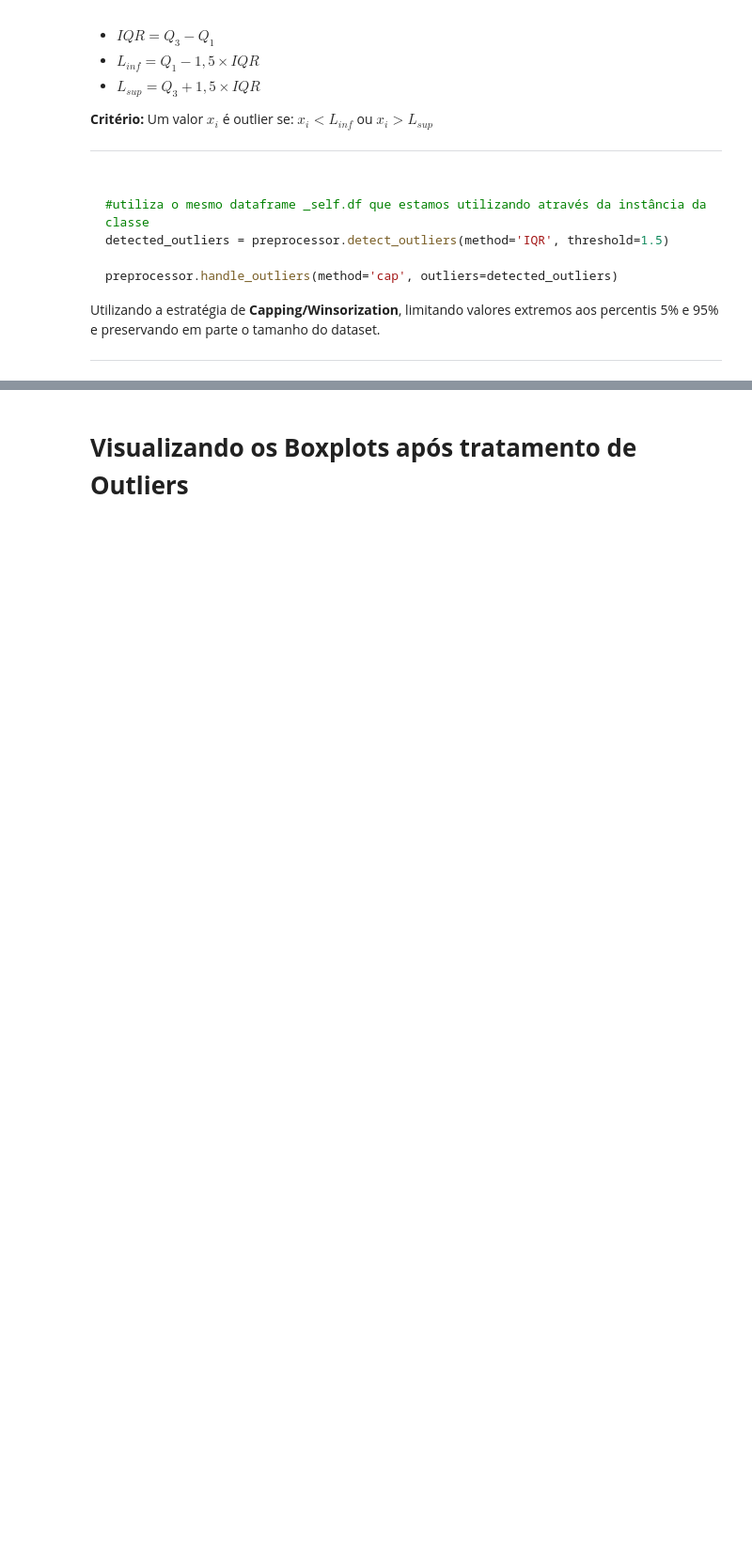
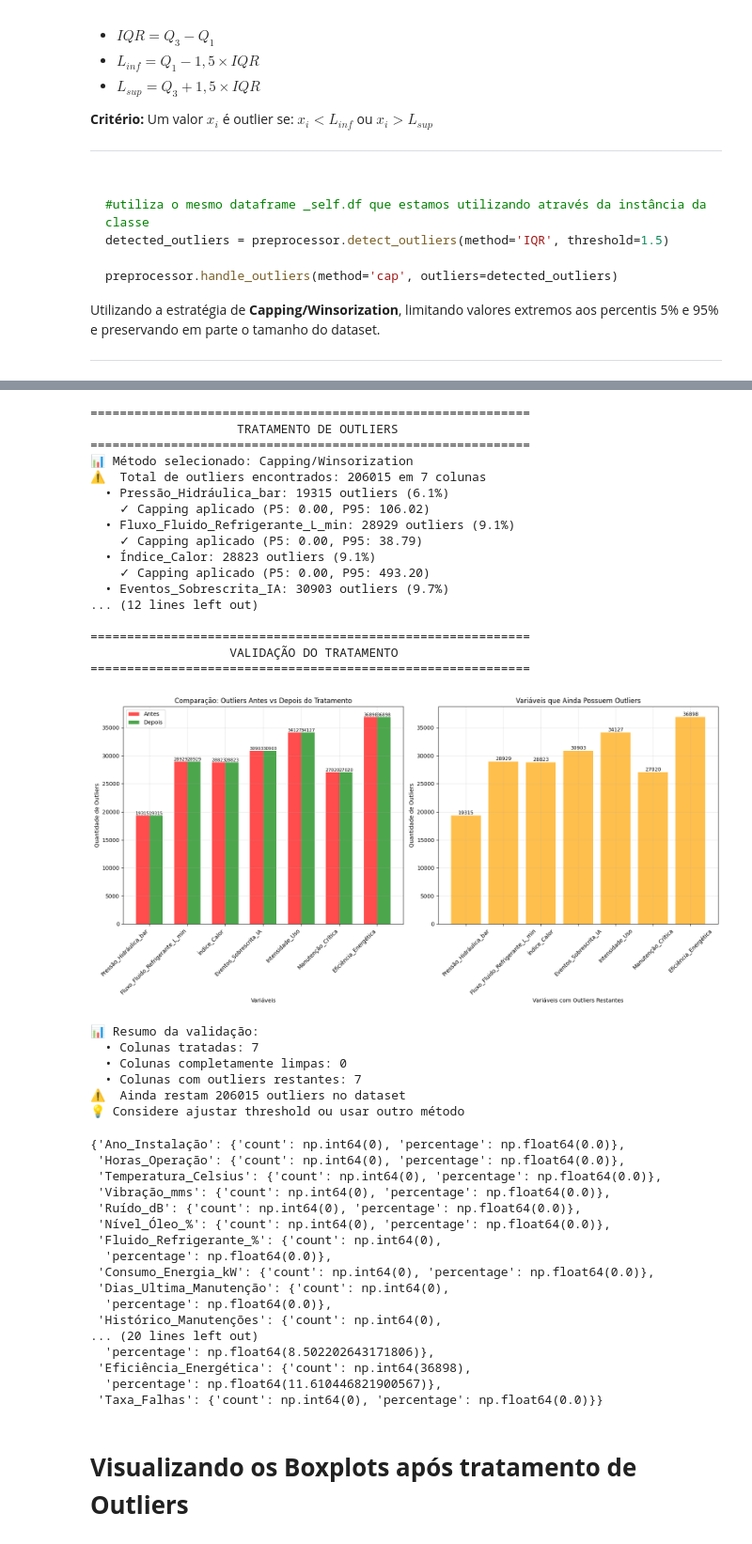
Before and after one commit to vinileodido/MVP_PucRio_AnaliseDados, a Jupyter notebook: MVP_IoT_ADBP.ipynb, the cells around one changed output, grey strips where cells are left out. Shown at 94% size. Drawn from its saved outputs; the diff is of its cells as text; code cells hidden in the pictures; blank space fills up the shorter version.

```diff
--- a/MVP_IoT_ADBP.ipynb
+++ b/MVP_IoT_ADBP.ipynb
@@ -1840,10 +2060,11 @@ preprocessor.validate_outlier_treatment(original_outlier_info=detected_outliers)
 display(Javascript('''google.colab.output.setIframeHeight(0, true, {maxHeight: 5000})'''))
 
 #Identifica quem são os outliers através de IQR
-detected_outliers = preprocessor.detect_outliers(method='iqr', threshold=0.5)
+detected_outliers = preprocessor.detect_outliers(method='iqr', threshold=1.5)
 
 #Trata os outliers através de Capping/Winsorization
-preprocessor.handle_outliers(method='remove', outlier_info=detected_outliers)
+preprocessor.handle_outliers(method='cap', outlier_info=detected_outliers)
 
 #Valida tratamento de outliers realizado
 preprocessor.validate_outlier_treatment(original_outlier_info=detected_outliers)
+# %% [output]
@@ -1850,3 +2072,44 @@ preprocessor.validate_outlier_treatment(original_outlier_info=detected_outliers)
+============================================================
+                    TRATAMENTO DE OUTLIERS
+============================================================
+📊 Método selecionado: Capping/Winsorization
+⚠️  Total de outliers encontrados: 206015 em 7 colunas
+  • Pressão_Hidráulica_bar: 19315 outliers (6.1%)
+    ✓ Capping aplicado (P5: 0.00, P95: 106.02)
+  • Fluxo_Fluido_Refrigerante_L_min: 28929 outliers (9.1%)
+    ✓ Capping aplicado (P5: 0.00, P95: 38.79)
+  • Índice_Calor: 28823 outliers (9.1%)
+    ✓ Capping aplicado (P5: 0.00, P95: 493.20)
+  • Eventos_Sobrescrita_IA: 30903 outliers (9.7%)
+... (12 lines left out)
+
+============================================================
+                   VALIDAÇÃO DO TRATAMENTO
+============================================================
+[figure, added]
+📊 Resumo da validação:
+  • Colunas tratadas: 7
+  • Colunas completamente limpas: 0
+  • Colunas com outliers restantes: 7
+⚠️  Ainda restam 206015 outliers no dataset
+💡 Considere ajustar threshold ou usar outro método
+{'Ano_Instalação': {'count': np.int64(0), 'percentage': np.float64(0.0)},
+ 'Horas_Operação': {'count': np.int64(0), 'percentage': np.float64(0.0)},
+ 'Temperatura_Celsius': {'count': np.int64(0), 'percentage': np.float64(0.0)},
+ 'Vibração_mms': {'count': np.int64(0), 'percentage': np.float64(0.0)},
+ 'Ruído_dB': {'count': np.int64(0), 'percentage': np.float64(0.0)},
+ 'Nível_Óleo_%': {'count': np.int64(0), 'percentage': np.float64(0.0)},
+ 'Fluido_Refrigerante_%': {'count': np.int64(0),
+  'percentage': np.float64(0.0)},
+ 'Consumo_Energia_kW': {'count': np.int64(0), 'percentage': np.float64(0.0)},
+ 'Dias_Ultima_Manutenção': {'count': np.int64(0),
+  'percentage': np.float64(0.0)},
+ 'Histórico_Manutenções': {'count': np.int64(0),
+... (20 lines left out)
+  'percentage': np.float64(8.502202643171806)},
+ 'Eficiência_Energética': {'count': np.int64(36898),
+  'percentage': np.float64(11.610446821900567)},
+ 'Taxa_Falhas': {'count': np.int64(0), 'percentage': np.float64(0.0)}}
 # %% [markdown]
 # **Visualizando os Boxplots após tratamento de Outliers**
 # %%
```
Also changed, not shown: parts of 11 cells of this notebook.
